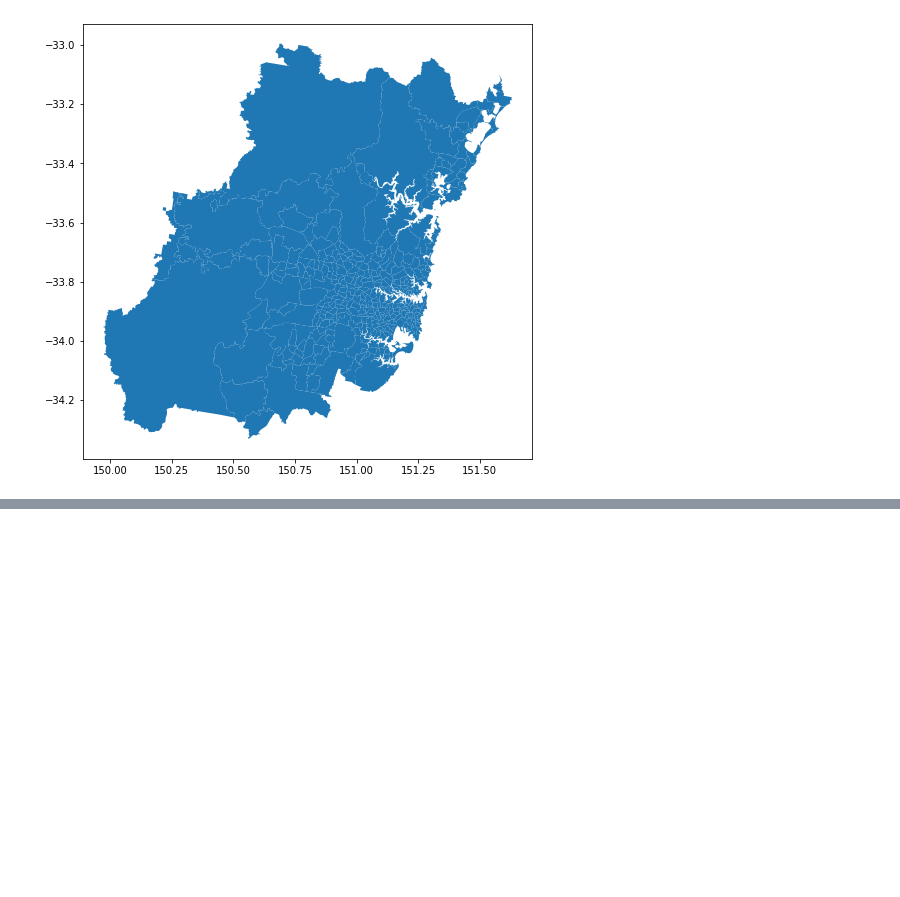
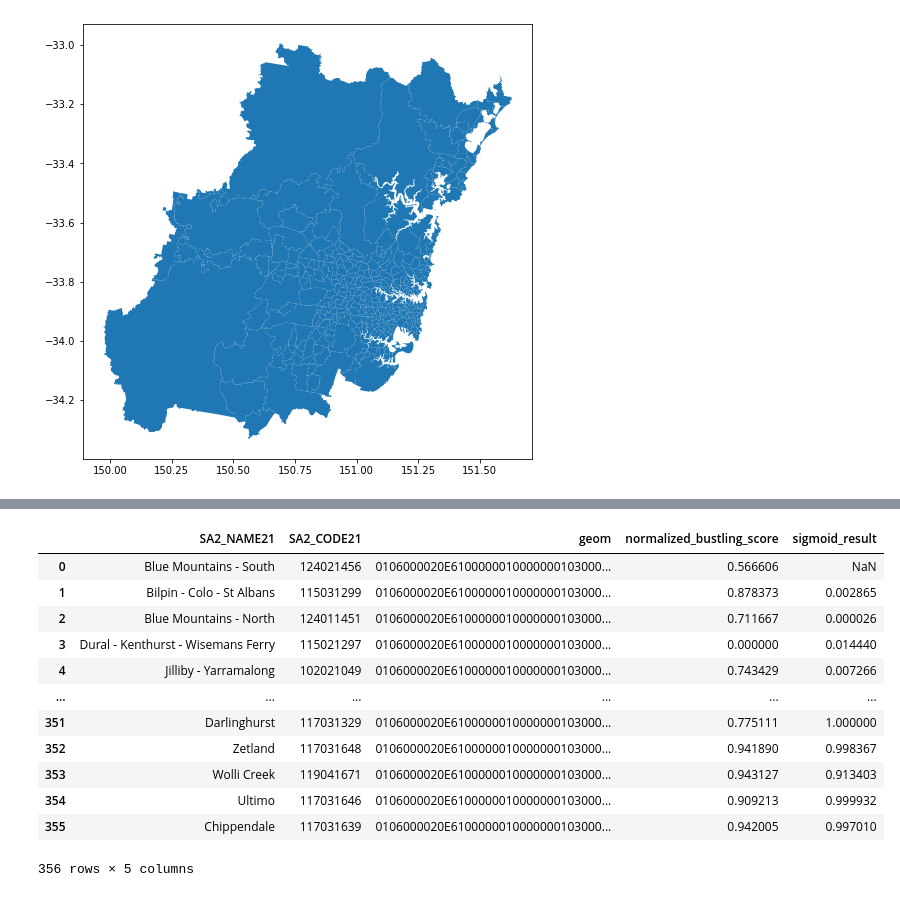
Before and after one commit to MichelangeloNardi/DATA2901--2024S1, a Jupyter notebook: Data Validation_JL.ipynb, the cells around one changed output, grey strips where cells are left out. Drawn from its saved outputs; the diff is of its cells as text; code cells hidden in the pictures; blank space fills up the shorter version.

```diff
--- a/Data Validation_JL.ipynb
+++ b/Data Validation_JL.ipynb
@@ -1912,0 +1969,26 @@ df_sa2[df_sa2['GCC_NAME21'] == 'Greater Sydney'].plot(ax=ax1)
+# %%
+weights = {
+    'total_businesses': 0.4,
+    'num_stops': 0.3,
+    'num_polls': 0.1,
+    'num_schools': 0.5
+}
+
+# Data transformation (logarithmic, to handle positive skew)
+for col in ['total_businesses_rank', 'num_stops_rank', 'num_polls_rank', 'num_schools_rank']:
+    df_task_4_rank[col + '_log'] = np.log1p(df_task_4_rank[col])
+
+# Standardization (z-score normalization)
+for col in ['total_businesses_rank_log', 'num_stops_rank_log', 'num_polls_rank_log', 'num_schools_rank_log']:
+    df_task_4_rank[col + '_z'] = (df_task_4_rank[col] - df_task_4_rank[col].mean()) / df_task_4_rank[col].std()
+
+# Calculate weighted score
+df_task_4_rank['bustling_score'] = (
+    df_task_4_rank['total_businesses_rank_log_z'] * weights['total_businesses'] +
+    df_task_4_rank['num_stops_rank_log_z'] * weights['num_stops'] +
+    df_task_4_rank['num_polls_rank_log_z'] * weights['num_polls'] +
+    df_task_4_rank['num_schools_rank_log_z'] * weights['num_schools']
+)
+
+# Normalize bustling score to 0-100 scale
+df_task_4_rank['normalized_bustling_score'] = (df_task_4_rank['bustling_score'] - df_task_4_rank['bustling_score'].min()) / (df_task_4_rank['bustling_score'].max() - df_task_4_rank['bustling_score'].min())
@@ -1912,0 +2007,3 @@ df_sa2[df_sa2['GCC_NAME21'] == 'Greater Sydney'].plot(ax=ax1)
+# %%
+df_task2 = gpd.read_postgis('''select "SA2_CODE21", sigmoid_result,geom from task_2_result''', conn, crs=4326)
+df_task2.info()
@@ -1912,0 +2033,27 @@ df_sa2[df_sa2['GCC_NAME21'] == 'Greater Sydney'].plot(ax=ax1)
+# %%
+# try:
+#     df_task_4_rank = df_task_4_rank.reset_index()
+#     df_task2 = df_task2.reset_index()
+
+# Performing the join using merge()
+result_df = pd.merge(df_task_4_rank[['SA2_NAME21', 'SA2_CODE21', 'geom', 'normalized_bustling_score']],
+                     df_task2[['SA2_CODE21', 'sigmoid_result']],
+                     on='SA2_CODE21',
+                     suffixes=('_task4', '_task2')
+                     )
+# %%
+result_df
+# %% [output]
+|  | SA2_NAME21 | SA2_CODE21 | geom | normalized_bustling_score | sigmoid_result |
+| 0 | Blue Mountains - South | 124021456 | 0106000020E6100000010000000103000... | 0.566606 | NaN |
+| 1 | Bilpin - Colo - St Albans | 115031299 | 0106000020E6100000010000000103000... | 0.878373 | 0.002865 |
+| 2 | Blue Mountains - North | 124011451 | 0106000020E6100000010000000103000... | 0.711667 | 0.000026 |
+| 3 | Dural - Kenthurst - Wisemans Ferry | 115021297 | 0106000020E6100000010000000103000... | 0.000000 | 0.014440 |
+| 4 | Jilliby - Yarramalong | 102021049 | 0106000020E6100000010000000103000... | 0.743429 | 0.007266 |
+| ... | ... | ... | ... | ... | ... |
+| 351 | Darlinghurst | 117031329 | 0106000020E6100000010000000103000... | 0.775111 | 1.000000 |
+| 352 | Zetland | 117031648 | 0106000020E6100000010000000103000... | 0.941890 | 0.998367 |
+| 353 | Wolli Creek | 119041671 | 0106000020E6100000010000000103000... | 0.943127 | 0.913403 |
+| 354 | Ultimo | 117031646 | 0106000020E6100000010000000103000... | 0.909213 | 0.999932 |
+| 355 | Chippendale | 117031639 | 0106000020E6100000010000000103000... | 0.942005 | 0.997010 |
+356 rows × 5 columns
```
Also changed, not shown: parts of 7 cells of this notebook.
